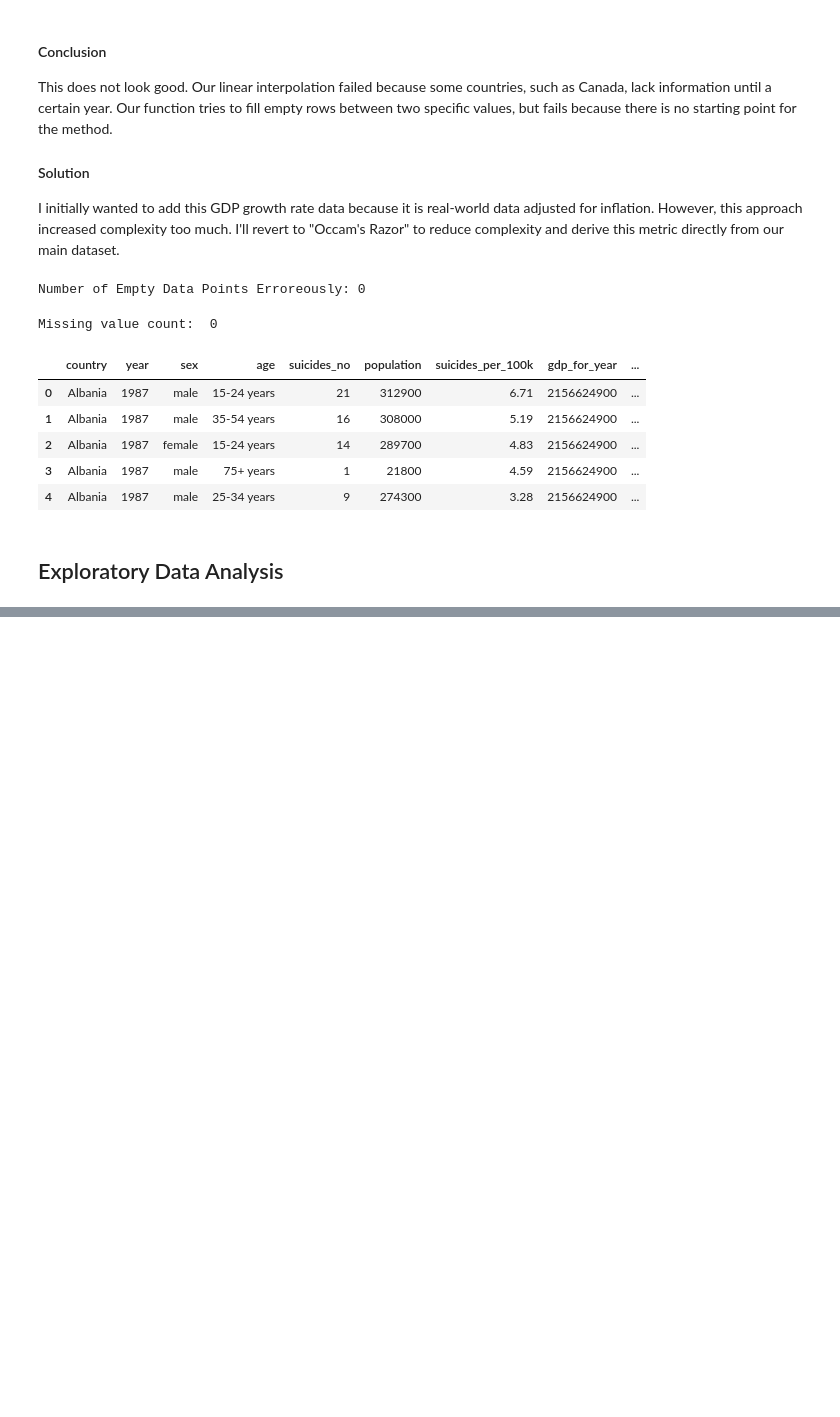
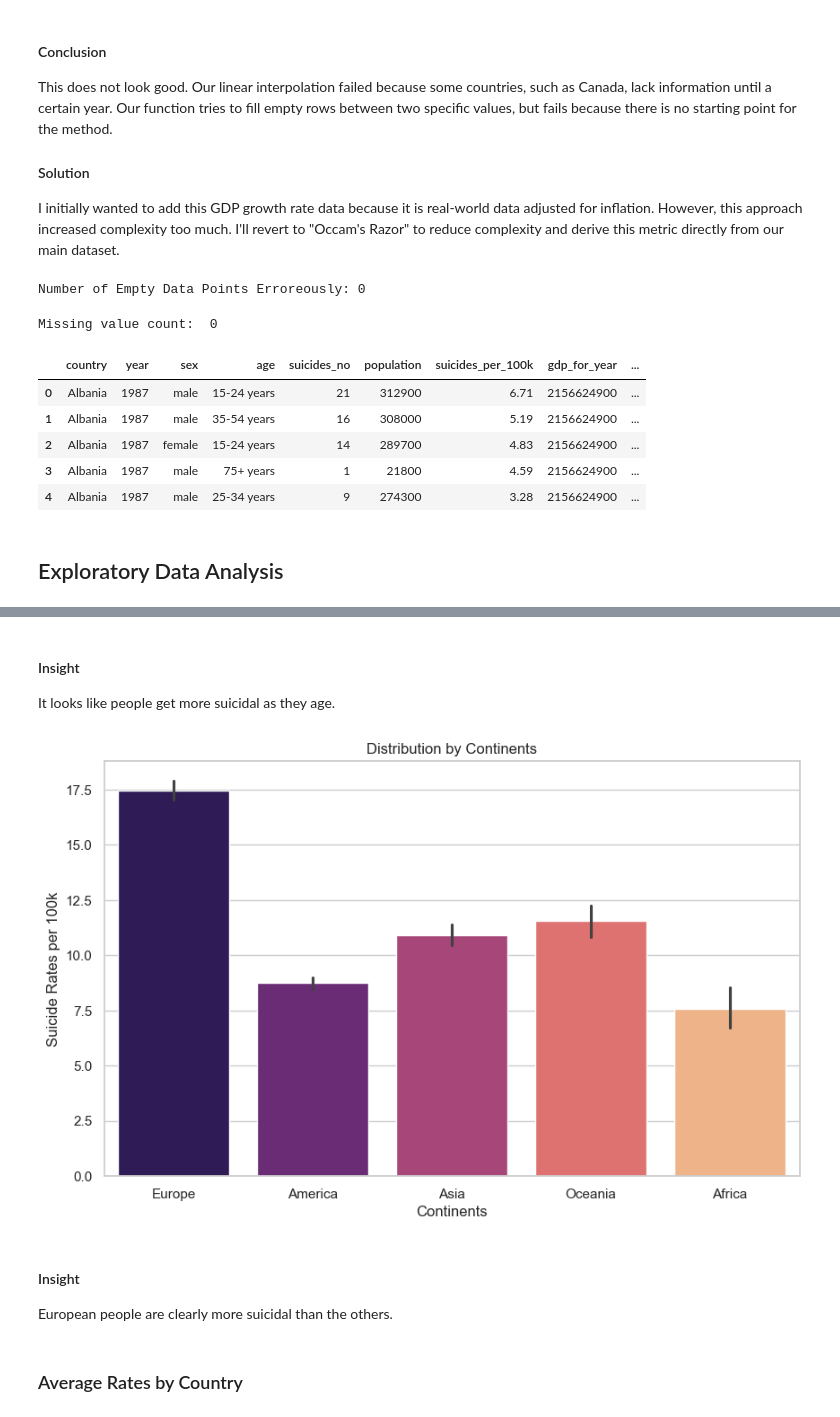
Before and after one commit to hfarukaktas/data-science-projects, a Jupyter notebook: suicide-rates-data/Suicide Rates Analysis.ipynb, the cells around one changed output, grey strips where cells are left out. Drawn from its saved outputs; the diff is of its cells as text; code cells hidden in the pictures; blank space fills up the shorter version.

```diff
--- a/suicide-rates-data/Suicide Rates Analysis.ipynb
+++ b/suicide-rates-data/Suicide Rates Analysis.ipynb
@@ -311,0 +372,18 @@ final_df.head()
+# %% [markdown]
+#### Insight
+It looks like people get more suicidal as they age.
+# %%
+# suicide rates distribution by continents
+plt.figure(figsize = (10,6))
+sns.barplot(final_df, x = "continent", y = "suicides_per_100k", palette = "magma", hue = "continent", order = )
+plt.title("Distribution by Continents")
+plt.xlabel("Continents")
+plt.ylabel("Suicide Rates per 100k")
+plt.show()
+# %% [output]
+[figure, added]
+# %% [markdown]
+#### Insight
+European people are clearly more suicidal than the others.
+# %% [markdown]
+### Average Rates by Country
```
Also changed, not shown: parts of 12 cells of this notebook.
